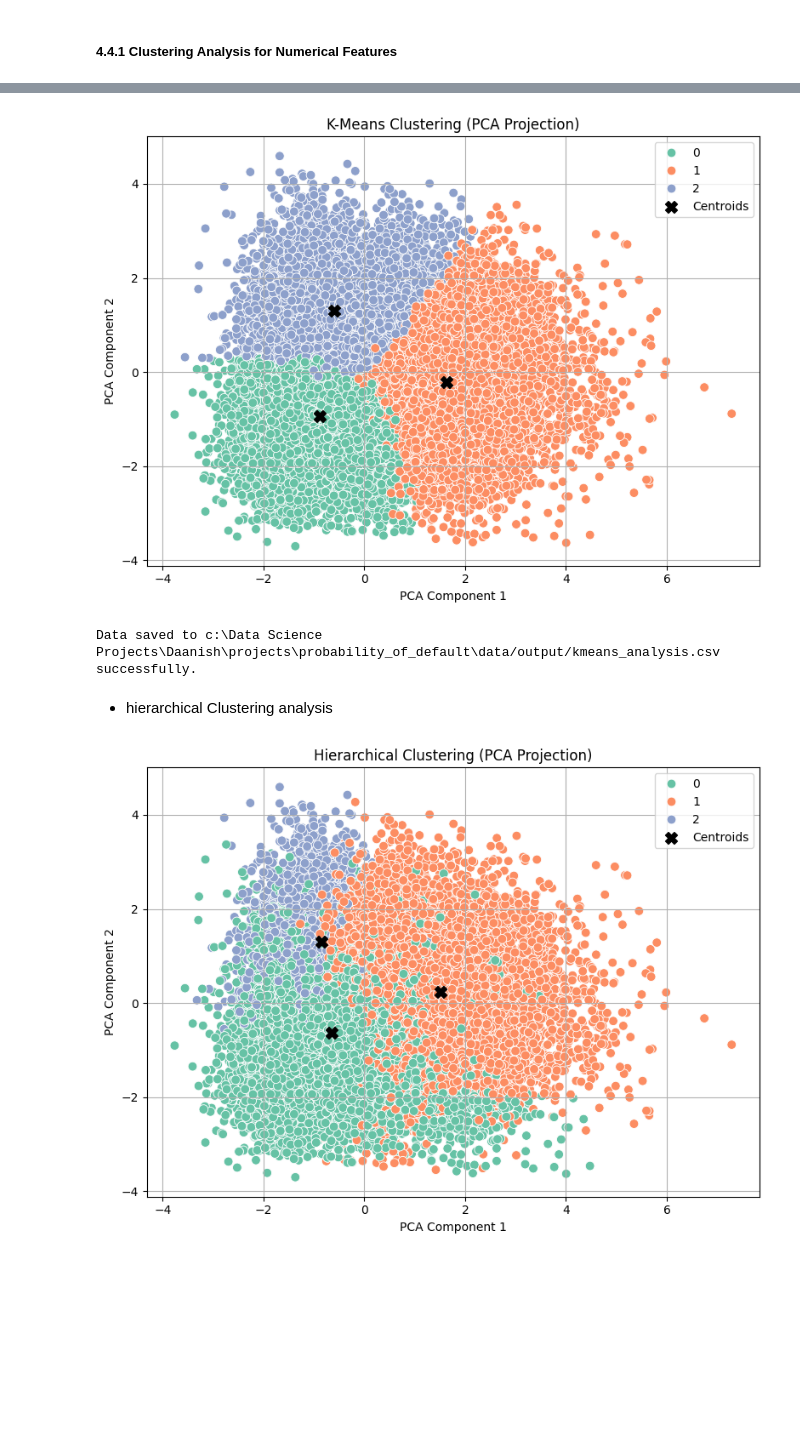
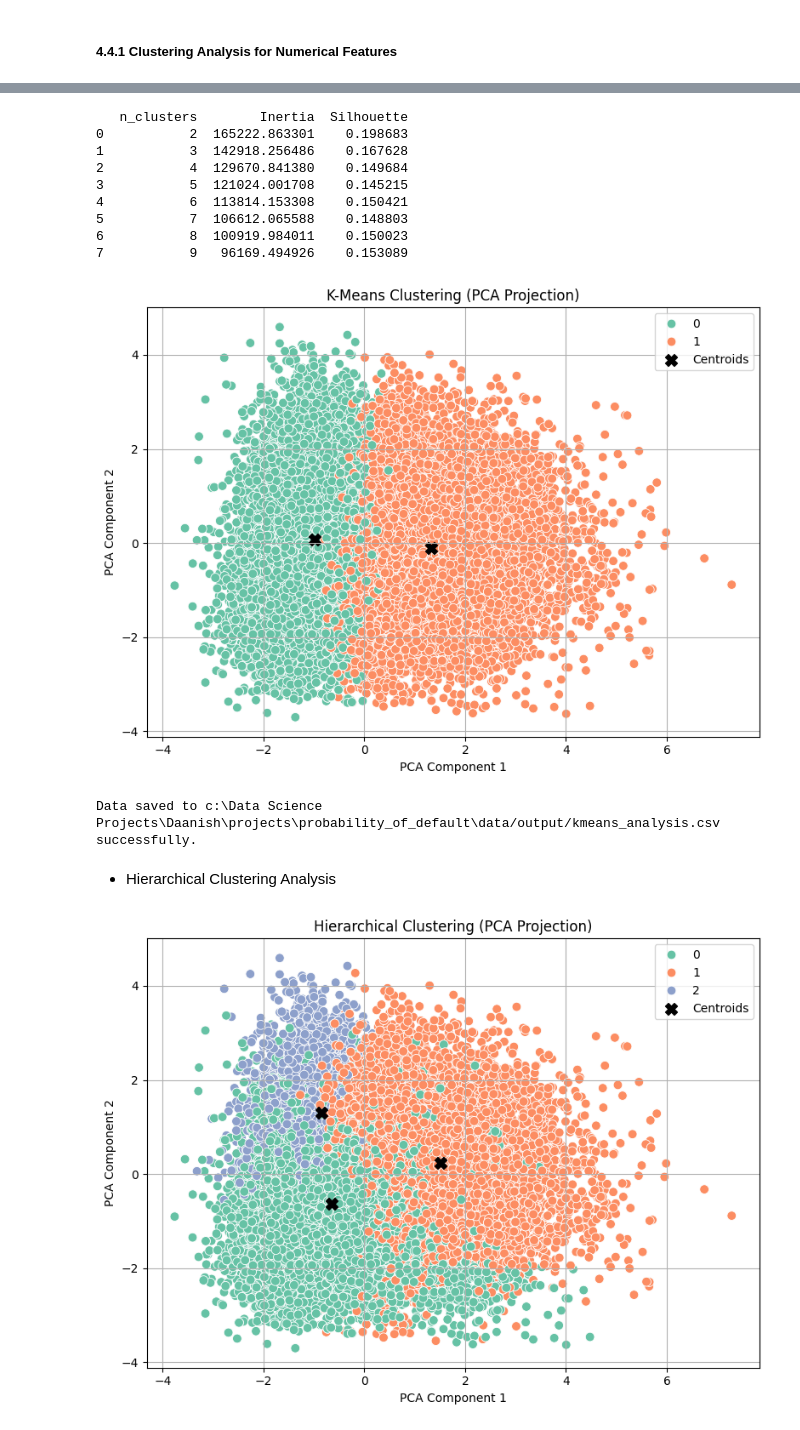
Before and after one commit to soleimanihamed/Daanish, a Jupyter notebook: projects/probability_of_default/main.ipynb, the cells around one changed output, grey strips where cells are left out. Drawn from its saved outputs; the diff is of its cells as text; code cells hidden in the pictures; blank space fills up the shorter version.

Commit message:
KModes Clustering analysis and tuning for KMeans Clustering was added

```diff
--- a/projects/probability_of_default/main.ipynb
+++ b/projects/probability_of_default/main.ipynb
@@ -619,38 +633,51 @@ This section explores data clusters using:
 # %%
 # Initialize the KMeansClustering class
 kmeans_analyser = KMeansClustering(df = cleaned_df,features=numerical_features,n_clusters=3,
                                    scale=True, handle_skew=True, skew_method='log',
-                                   skew_threshold=1, random_state=42)
+                                   skew_threshold=1, random_state=42, tune_mode='grid',
+                                   cluster_range=list(range(2, 10)))
+
+print(kmeans_analyser.grid_search_results)
 
 # Fit and predict cluster labels
 labels = kmeans_analyser.fit_predict()
 
 # Get 2D PCA projection of the clustered data
-pca_components = kmeans_analyser.project_pca()
+pca_components = kmeans_analyser.transform_pca()
 
 # Project centroids into PCA space
 centroids_scaled = kmeans_analyser.get_centroids()
 centroids_pca = kmeans_analyser.pca_.transform(centroids_scaled)
 
 
 # Visualize clusters in 2D
 ClusterVisualisation.plot_clusters_2d(
-    pca_components=pca_components,
+    components=pca_components,
     labels=labels,
     centroids=centroids_pca,
-    title='K-Means Clustering (PCA Projection)'
+    title='K-Means Clustering (PCA Projection)',
+    xlabel="PCA Component 1", ylabel="PCA Component 2"
 )
 
 # Profile clusters
 pivoted_profile = kmeans_analyser.profile_clusters(pivot=True)
 
 save_utils.save_dataframe_to_csv(pivoted_profile, os.path.join(output_path, "kmeans_analysis.csv"), overwrite=True, index=True)
 # print(pivoted_profile)
 # %% [output]
+   n_clusters        Inertia  Silhouette
+0           2  165222.863301    0.198683
+1           3  142918.256486    0.167628
+2           4  129670.841380    0.149684
+3           5  121024.001708    0.145215
+4           6  113814.153308    0.150421
+5           7  106612.065588    0.148803
+6           8  100919.984011    0.150023
+7           9   96169.494926    0.153089
-[figure, old version]
+[figure, new version]
-Data saved to c:\Data Science Projects\Daanish\projects\probability_of_default\data/output/kmeans_analysis.csv successfully.
+Data saved to c:\Data Science Projects\Daanish\projects\probability_of_default\data/output/kmeans_analysis.csv successfully.
 # %% [markdown]
-- hierarchical Clustering analysis
+- Hierarchical Clustering Analysis
 # %%
 # Initialize the HierarchicalClustering class
 hierarchical_analyser = HierarchicalClustering(
```
Also changed, not shown: parts of 12 cells of this notebook, 7 other files.
